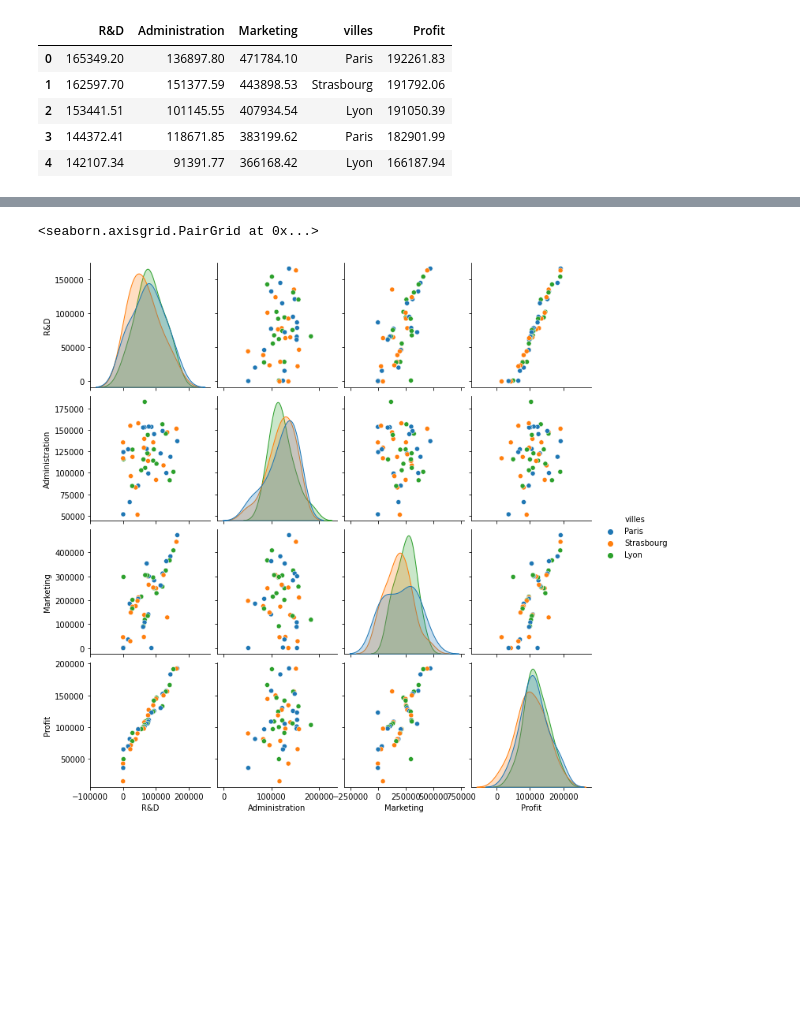
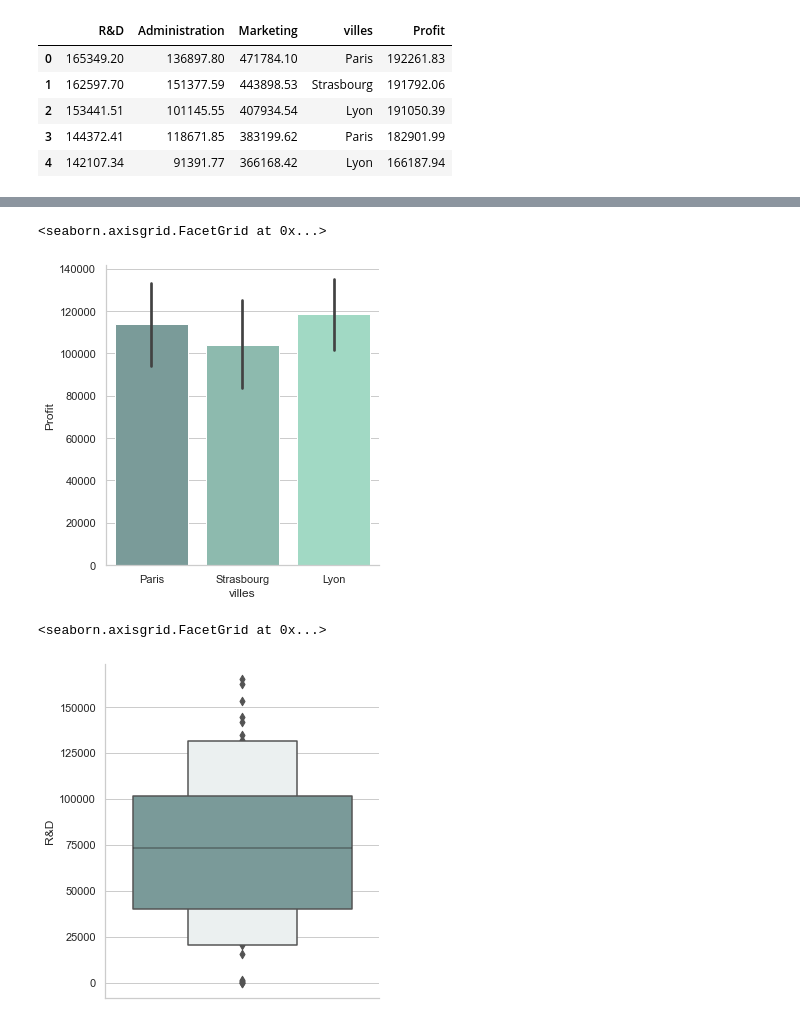
Before and after one commit to LeBonThib/SIMPLON_BPI_EDA, a Jupyter notebook: Linear_Regression.ipynb, the cells around one changed output, grey strips where cells are left out. Drawn from its saved outputs; the diff is of its cells as text; code cells hidden in the pictures; blank space fills up the shorter version.

```diff
--- a/Linear_Regression.ipynb
+++ b/Linear_Regression.ipynb
@@ -48,5 +46,10 @@ SNS.heatmap(data.corr())
-# %%
-SNS.pairplot(data,hue='villes')
-# %% [output]
-<seaborn.axisgrid.PairGrid at 0x...>
-[figure, removed]
+# %%
+SNS.catplot(data=data,kind="bar",x="villes",y="Profit")
+# %% [output]
+<seaborn.axisgrid.FacetGrid at 0x...>
+[figure, added]
+# %%
+SNS.catplot(kind="boxen",data=data,y="R&D")
+# %% [output]
+<seaborn.axisgrid.FacetGrid at 0x...>
+[figure, added]
```
Also changed, not shown: parts of 20 cells of this notebook.
